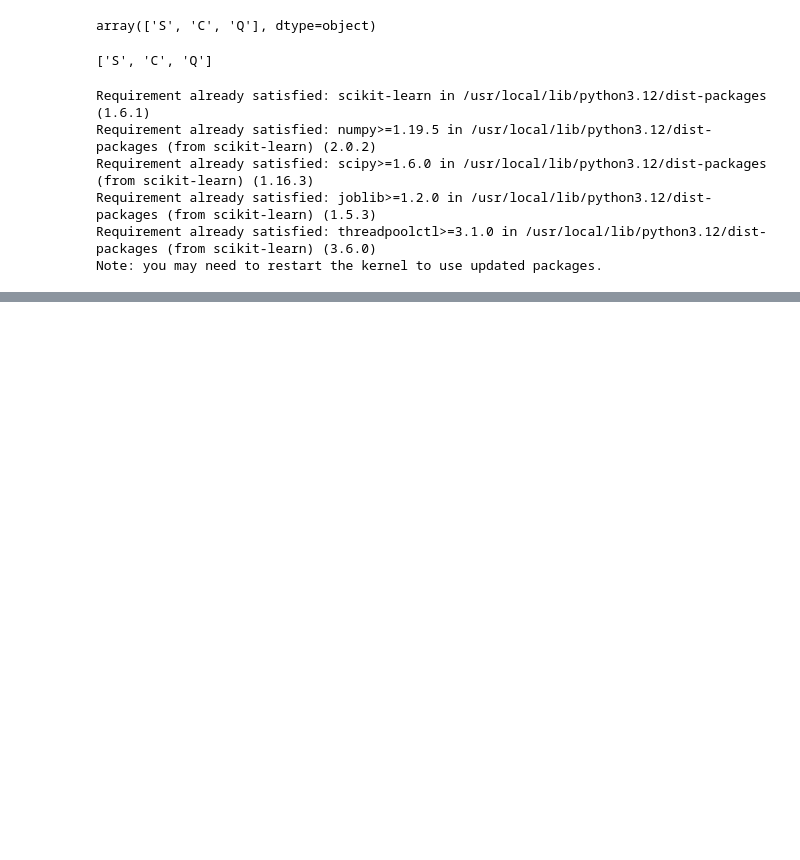
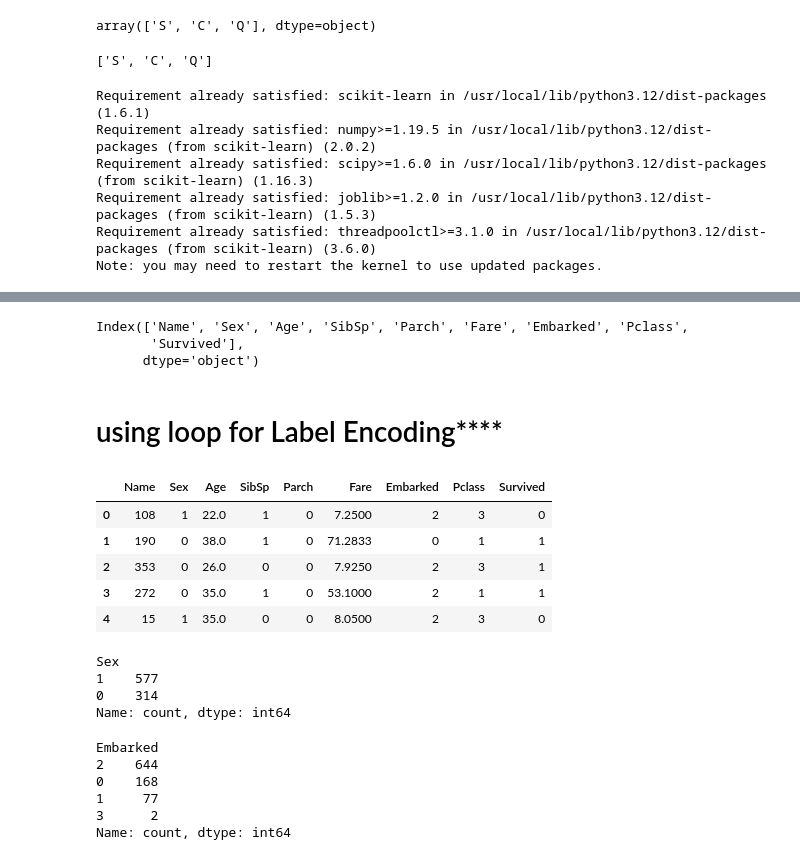
Before and after one commit to rahmantanzina777-arch/Assignment-1, a Jupyter notebook: Titanic-Primary.ipynb, the cells around one changed output, grey strips where cells are left out. Cells and saved outputs as stored; diff of their text form; code cells hidden in the pictures; blank space fills up the shorter version.

```diff
--- a/Titanic-Primary.ipynb
+++ b/Titanic-Primary.ipynb
@@ -481,0 +579,3 @@ from sklearn.preprocessing import LabelEncoder
+# %%
+df4=df.copy()
+df4
@@ -481,0 +615,8 @@ from sklearn.preprocessing import LabelEncoder
+# %%
+df4.columns
+# %% [output]
+Index(['Name', 'Sex', 'Age', 'SibSp', 'Parch', 'Fare', 'Embarked', 'Pclass',
+       'Survived'],
+      dtype='object')
+# %% [markdown]
+# using loop for Label Encoding****
@@ -481,0 +626,31 @@ from sklearn.preprocessing import LabelEncoder
+# %%
+le = LabelEncoder()
+# %%
+for col in df4.columns:
+    if not is_numeric_dtype(df4[col]):
+        df4[col]=le.fit_transform(df4[col])
+# %%
+df4.head()
+# %% [output]
+|  | Name | Sex | Age | SibSp | Parch | Fare | Embarked | Pclass | Survived |
+| 0 | 108 | 1 | 22.0 | 1 | 0 | 7.2500 | 2 | 3 | 0 |
+| 1 | 190 | 0 | 38.0 | 1 | 0 | 71.2833 | 0 | 1 | 1 |
+| 2 | 353 | 0 | 26.0 | 0 | 0 | 7.9250 | 2 | 3 | 1 |
+| 3 | 272 | 0 | 35.0 | 1 | 0 | 53.1000 | 2 | 1 | 1 |
+| 4 | 15 | 1 | 35.0 | 0 | 0 | 8.0500 | 2 | 3 | 0 |
+# %%
+df4["Sex"].value_counts()
+# %% [output]
+Sex
+1    577
+0    314
+Name: count, dtype: int64
+# %%
+df4["Embarked"].value_counts()
+# %% [output]
+Embarked
+2    644
+0    168
+1     77
+3      2
+Name: count, dtype: int64
```
Also changed, not shown: parts of 21 cells of this notebook.
